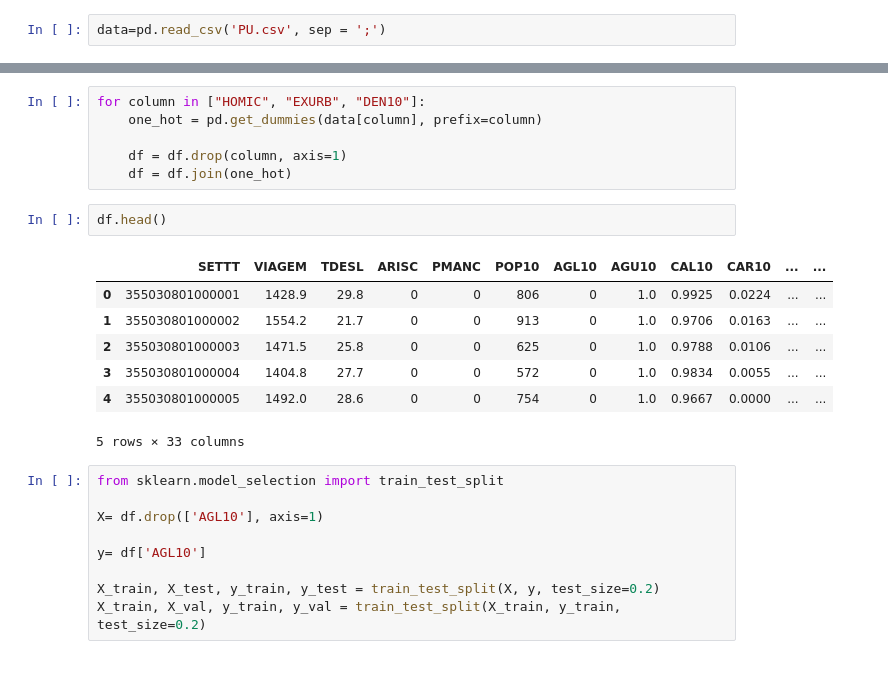
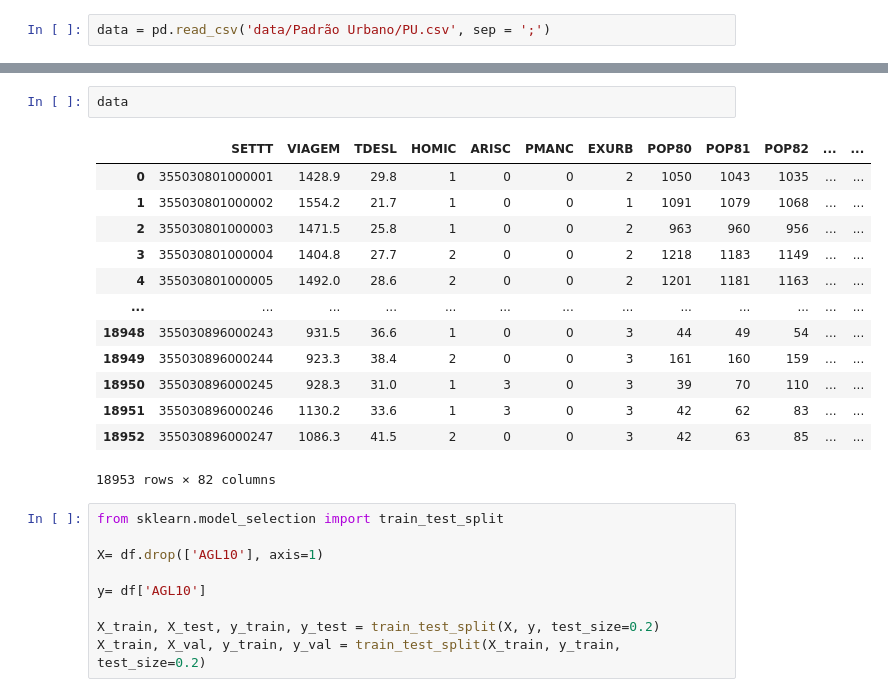
Before and after one commit to DanielGardin/MO810---Aprendizado-de-M-quina--tico, a Jupyter notebook: T1 - Especificação do problema e seus aspectos éticos/Notebook 1.1 - Baseline.ipynb, the cells around one changed output, grey strips where cells are left out. Cells and saved outputs as stored; diff of their text form; blank space fills up the shorter version.

```diff
--- a/T1 - Especificação do problema e seus aspectos éticos/Notebook 1.1 - Baseline.ipynb
+++ b/T1 - Especificação do problema e seus aspectos éticos/Notebook 1.1 - Baseline.ipynb
@@ -3,4 +2,4 @@ from xgboost import XGBClassifier
 import pandas as pd
 import numpy as np
 # %%
-data=pd.read_csv('PU.csv', sep = ';')
+data = pd.read_csv('data/Padrão Urbano/PU.csv', sep = ';')
@@ -25,19 +6,19 @@ df.head()
-# %%
-for column in ["HOMIC", "EXURB", "DEN10"]:
-    one_hot = pd.get_dummies(data[column], prefix=column)
-
-    df = df.drop(column, axis=1)
-    df = df.join(one_hot)
-# %%
-df.head()
-# %% [output]
-|  | SETTT | VIAGEM | TDESL | ARISC | PMANC | POP10 | AGL10 | AGU10 | CAL10 | CAR10 | ... | ... |
-| 0 | 355030801000001 | 1428.9 | 29.8 | 0 | 0 | 806 | 0 | 1.0 | 0.9925 | 0.0224 | ... | ... |
-| 1 | 355030801000002 | 1554.2 | 21.7 | 0 | 0 | 913 | 0 | 1.0 | 0.9706 | 0.0163 | ... | ... |
-| 2 | 355030801000003 | 1471.5 | 25.8 | 0 | 0 | 625 | 0 | 1.0 | 0.9788 | 0.0106 | ... | ... |
-| 3 | 355030801000004 | 1404.8 | 27.7 | 0 | 0 | 572 | 0 | 1.0 | 0.9834 | 0.0055 | ... | ... |
-| 4 | 355030801000005 | 1492.0 | 28.6 | 0 | 0 | 754 | 0 | 1.0 | 0.9667 | 0.0000 | ... | ... |
-5 rows × 33 columns
+# %%
+data
+# %% [output]
+|  | SETTT | VIAGEM | TDESL | HOMIC | ARISC | PMANC | EXURB | POP80 | POP81 | POP82 | ... | ... |
+| 0 | 355030801000001 | 1428.9 | 29.8 | 1 | 0 | 0 | 2 | 1050 | 1043 | 1035 | ... | ... |
+| 1 | 355030801000002 | 1554.2 | 21.7 | 1 | 0 | 0 | 1 | 1091 | 1079 | 1068 | ... | ... |
+| 2 | 355030801000003 | 1471.5 | 25.8 | 1 | 0 | 0 | 2 | 963 | 960 | 956 | ... | ... |
+| 3 | 355030801000004 | 1404.8 | 27.7 | 2 | 0 | 0 | 2 | 1218 | 1183 | 1149 | ... | ... |
+| 4 | 355030801000005 | 1492.0 | 28.6 | 2 | 0 | 0 | 2 | 1201 | 1181 | 1163 | ... | ... |
+| ... | ... | ... | ... | ... | ... | ... | ... | ... | ... | ... | ... | ... |
+| 18948 | 355030896000243 | 931.5 | 36.6 | 1 | 0 | 0 | 3 | 44 | 49 | 54 | ... | ... |
+| 18949 | 355030896000244 | 923.3 | 38.4 | 2 | 0 | 0 | 3 | 161 | 160 | 159 | ... | ... |
+| 18950 | 355030896000245 | 928.3 | 31.0 | 1 | 3 | 0 | 3 | 39 | 70 | 110 | ... | ... |
+| 18951 | 355030896000246 | 1130.2 | 33.6 | 1 | 3 | 0 | 3 | 42 | 62 | 83 | ... | ... |
+| 18952 | 355030896000247 | 1086.3 | 41.5 | 2 | 0 | 0 | 3 | 42 | 63 | 85 | ... | ... |
+18953 rows × 82 columns
 # %%
 from sklearn.model_selection import train_test_split
 
```
Also changed, not shown: parts of 2 cells of this notebook, 4 other files.
